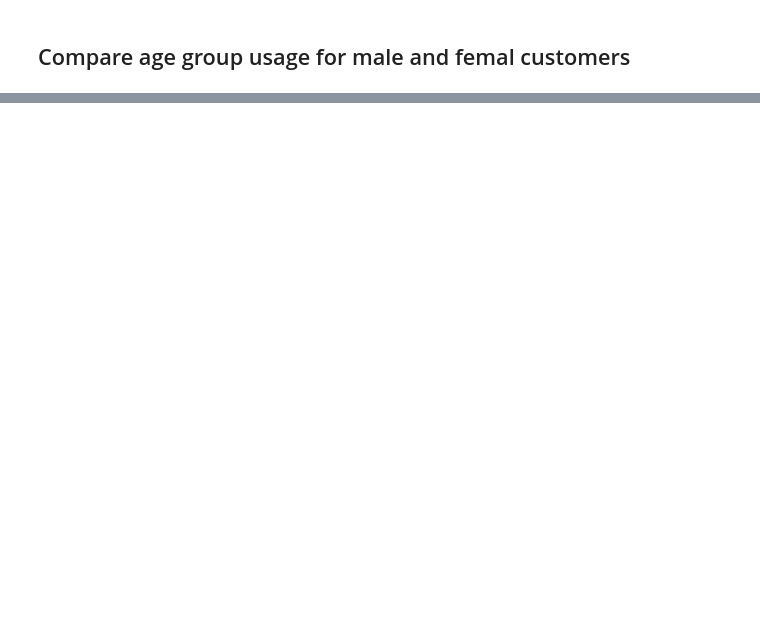
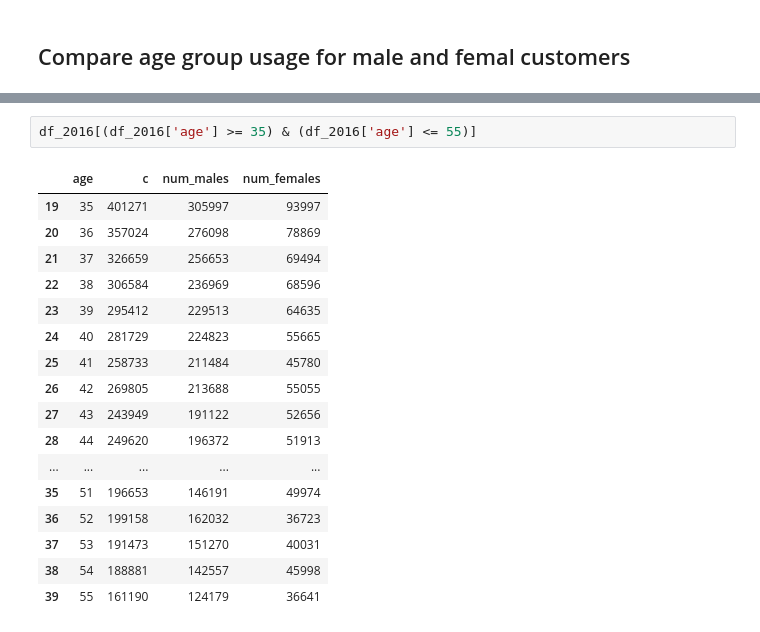
Before and after one commit to cleipski/Citibike, a Jupyter notebook: citibike_05.ipynb, the cells around one changed output, grey strips where cells are left out. Drawn from its saved outputs; the diff is of its cells as text; blank space fills up the shorter version.

```diff
--- a/citibike_05.ipynb
+++ b/citibike_05.ipynb
@@ -148,0 +337,20 @@ ratio_2016 = (df_2016['num_males'][df_2016['age'] < 70] / df_2016['num_females']
+# %%
+df_2016[(df_2016['age'] >= 35) & (df_2016['age'] <= 55)]
+# %% [output]
+|  | age | c | num_males | num_females |
+| 19 | 35 | 401271 | 305997 | 93997 |
+| 20 | 36 | 357024 | 276098 | 78869 |
+| 21 | 37 | 326659 | 256653 | 69494 |
+| 22 | 38 | 306584 | 236969 | 68596 |
+| 23 | 39 | 295412 | 229513 | 64635 |
+| 24 | 40 | 281729 | 224823 | 55665 |
+| 25 | 41 | 258733 | 211484 | 45780 |
+| 26 | 42 | 269805 | 213688 | 55055 |
+| 27 | 43 | 243949 | 191122 | 52656 |
+| 28 | 44 | 249620 | 196372 | 51913 |
+| ... | ... | ... | ... | ... |
+| 35 | 51 | 196653 | 146191 | 49974 |
+| 36 | 52 | 199158 | 162032 | 36723 |
+| 37 | 53 | 191473 | 151270 | 40031 |
+| 38 | 54 | 188881 | 142557 | 45998 |
+| 39 | 55 | 161190 | 124179 | 36641 |
```
Also changed, not shown: parts of 15 cells of this notebook.
